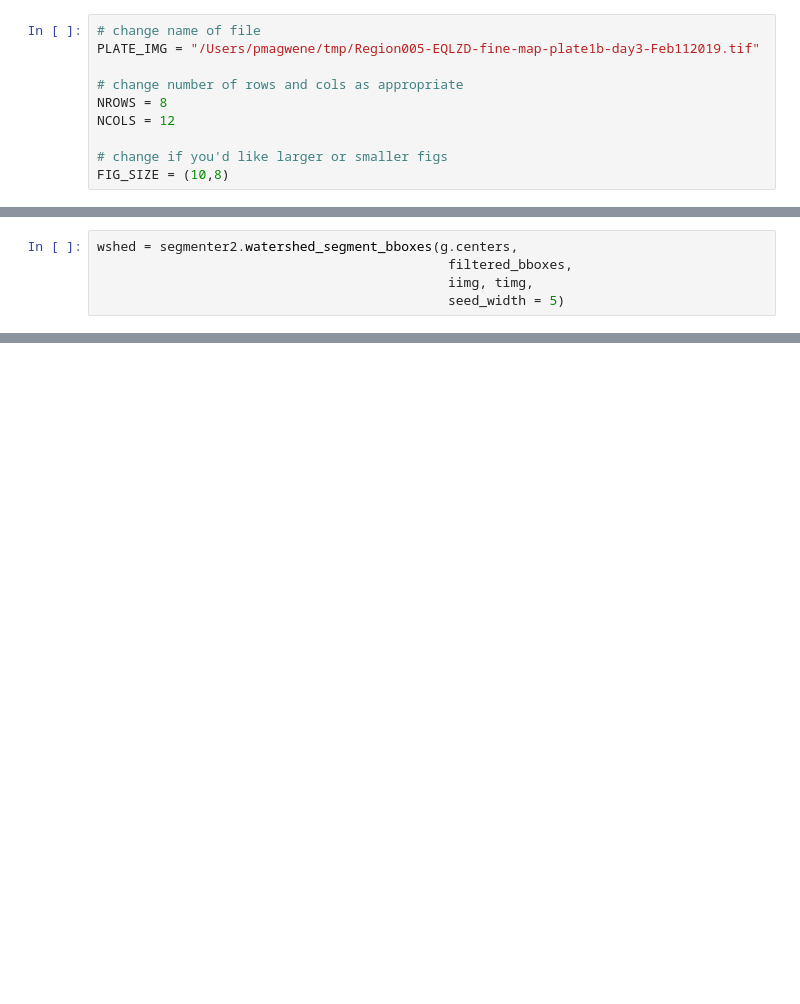
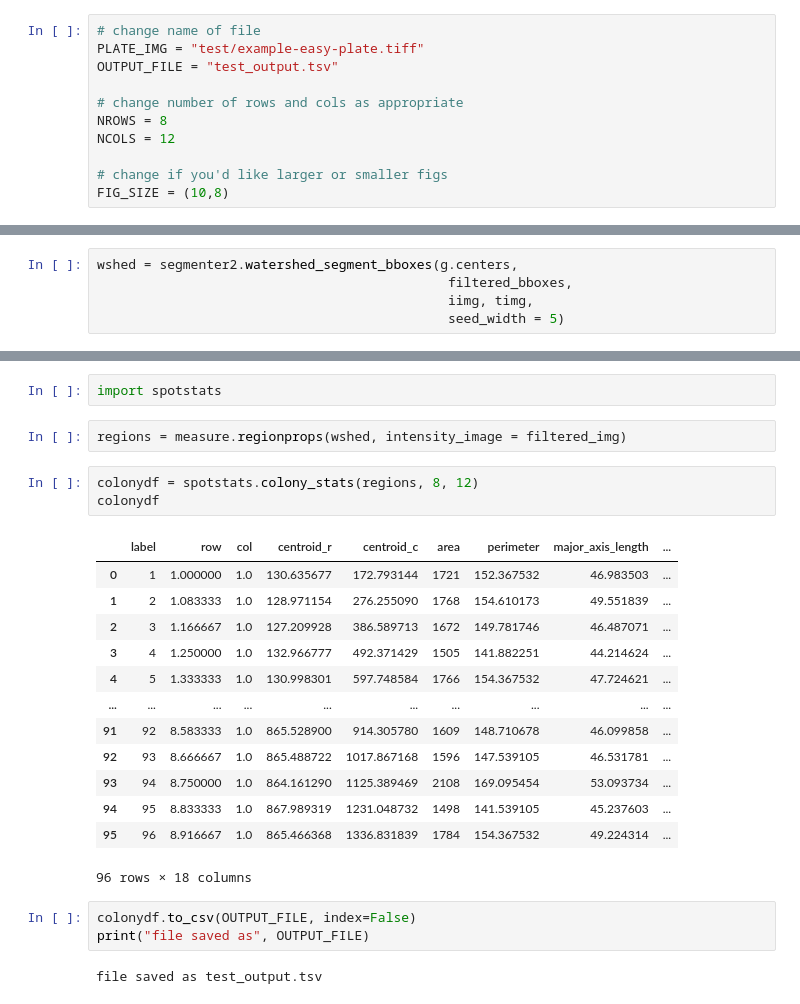
Before and after one commit to pmagwene/spotz, a Jupyter notebook: spotz-simplified-template.ipynb, the cells around one changed output, grey strips where cells are left out. Cells and saved outputs as stored; diff of their text form; blank space fills up the shorter version.

```diff
--- a/spotz-simplified-template.ipynb
+++ b/spotz-simplified-template.ipynb
@@ -18,7 +18,8 @@ from spotz import imgz, gridder2, segmenter2, spotzplot
 # User settings
 # %%
 # change name of file
-PLATE_IMG = "/Users/pmagwene/tmp/Region005-EQLZD-fine-map-plate1b-day3-Feb112019.tif"
+PLATE_IMG = "test/example-easy-plate.tiff"
+OUTPUT_FILE = "test_output.tsv"
 
 # change number of rows and cols as appropriate
 NROWS = 8
@@ -113,0 +131,26 @@ fig.set_size_inches(FIG_SIZE)
+# %%
+import spotstats
+# %%
+regions = measure.regionprops(wshed, intensity_image = filtered_img)
+# %%
+colonydf = spotstats.colony_stats(regions, 8, 12)
+colonydf
+# %% [output]
+|  | label | row | col | centroid_r | centroid_c | area | perimeter | major_axis_length | ... |
+| 0 | 1 | 1.000000 | 1.0 | 130.635677 | 172.793144 | 1721 | 152.367532 | 46.983503 | ... |
+| 1 | 2 | 1.083333 | 1.0 | 128.971154 | 276.255090 | 1768 | 154.610173 | 49.551839 | ... |
+| 2 | 3 | 1.166667 | 1.0 | 127.209928 | 386.589713 | 1672 | 149.781746 | 46.487071 | ... |
+| 3 | 4 | 1.250000 | 1.0 | 132.966777 | 492.371429 | 1505 | 141.882251 | 44.214624 | ... |
+| 4 | 5 | 1.333333 | 1.0 | 130.998301 | 597.748584 | 1766 | 154.367532 | 47.724621 | ... |
+| ... | ... | ... | ... | ... | ... | ... | ... | ... | ... |
+| 91 | 92 | 8.583333 | 1.0 | 865.528900 | 914.305780 | 1609 | 148.710678 | 46.099858 | ... |
+| 92 | 93 | 8.666667 | 1.0 | 865.488722 | 1017.867168 | 1596 | 147.539105 | 46.531781 | ... |
+| 93 | 94 | 8.750000 | 1.0 | 864.161290 | 1125.389469 | 2108 | 169.095454 | 53.093734 | ... |
+| 94 | 95 | 8.833333 | 1.0 | 867.989319 | 1231.048732 | 1498 | 141.539105 | 45.237603 | ... |
+| 95 | 96 | 8.916667 | 1.0 | 865.466368 | 1336.831839 | 1784 | 154.367532 | 49.224314 | ... |
+96 rows × 18 columns
+# %%
+colonydf.to_csv(OUTPUT_FILE, index=False)
+print("file saved as", OUTPUT_FILE)
+# %% [output]
+file saved as test_output.tsv
```
Also changed, not shown: parts of 8 cells of this notebook, 4 other files.
